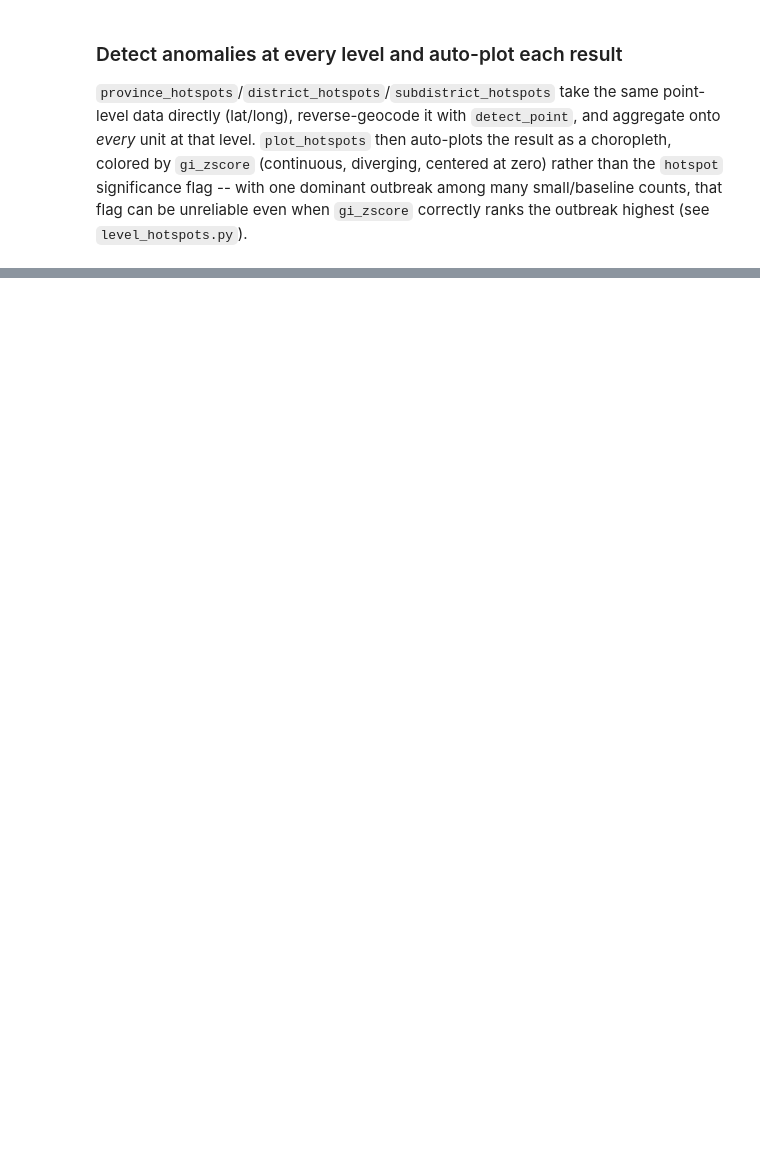
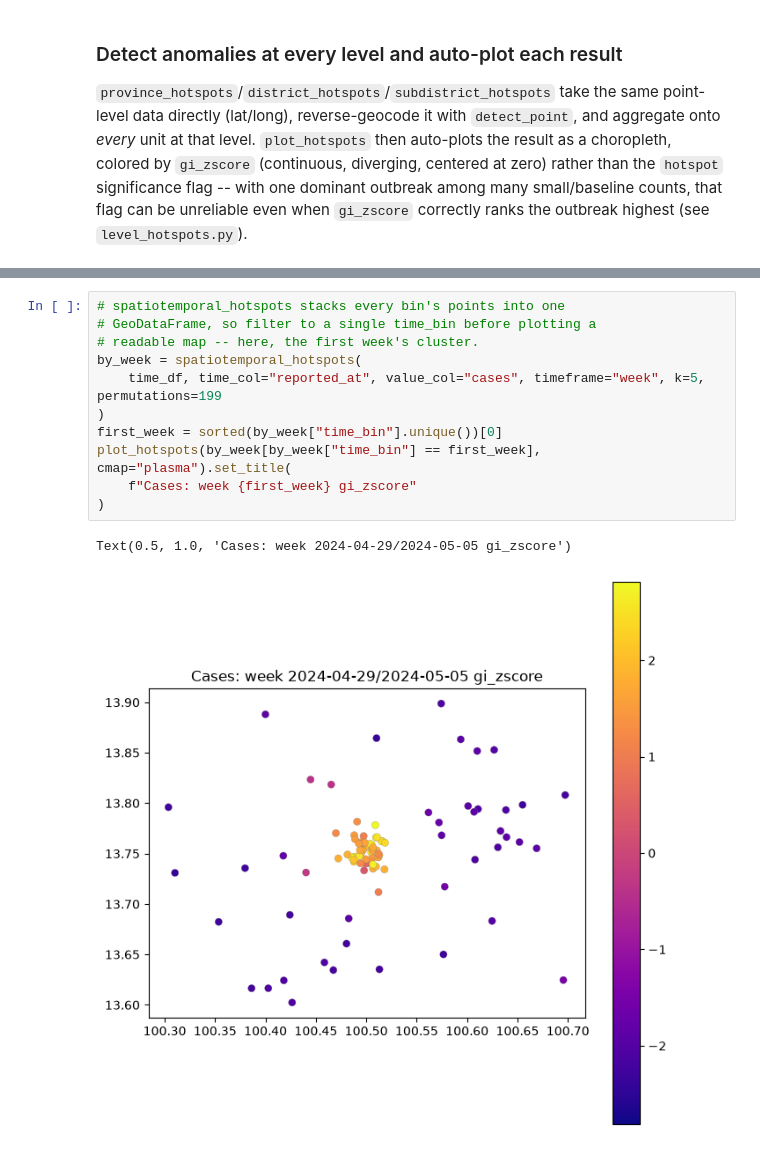
Before and after one commit to nongwarodom/spatialdetection, a Jupyter notebook: notebooks/quickstart.ipynb, the cells around one changed output, grey strips where cells are left out. Saved outputs shown, nothing was run; the diff lists cells and outputs as text; blank space fills up the shorter version.

```diff
--- a/notebooks/quickstart.ipynb
+++ b/notebooks/quickstart.ipynb
@@ -478,0 +466,14 @@ Text(0.5, 1.0, 'Dengue: province-level hotspot flag')
+# %%
+# spatiotemporal_hotspots stacks every bin's points into one
+# GeoDataFrame, so filter to a single time_bin before plotting a
+# readable map -- here, the first week's cluster.
+by_week = spatiotemporal_hotspots(
+    time_df, time_col="reported_at", value_col="cases", timeframe="week", k=5, permutations=199
+)
+first_week = sorted(by_week["time_bin"].unique())[0]
+plot_hotspots(by_week[by_week["time_bin"] == first_week], cmap="plasma").set_title(
+    f"Cases: week {first_week} gi_zscore"
+)
+# %% [output]
+Text(0.5, 1.0, 'Cases: week 2024-04-29/2024-05-05 gi_zscore')
+[figure, new version]
```
Also changed, not shown: parts of 30 cells of this notebook, 2 other files.
